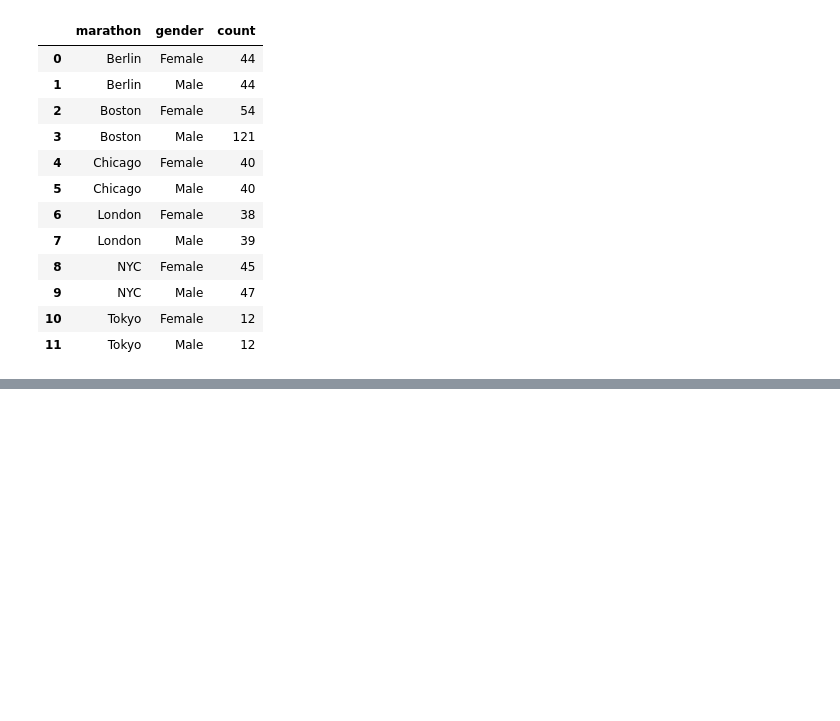
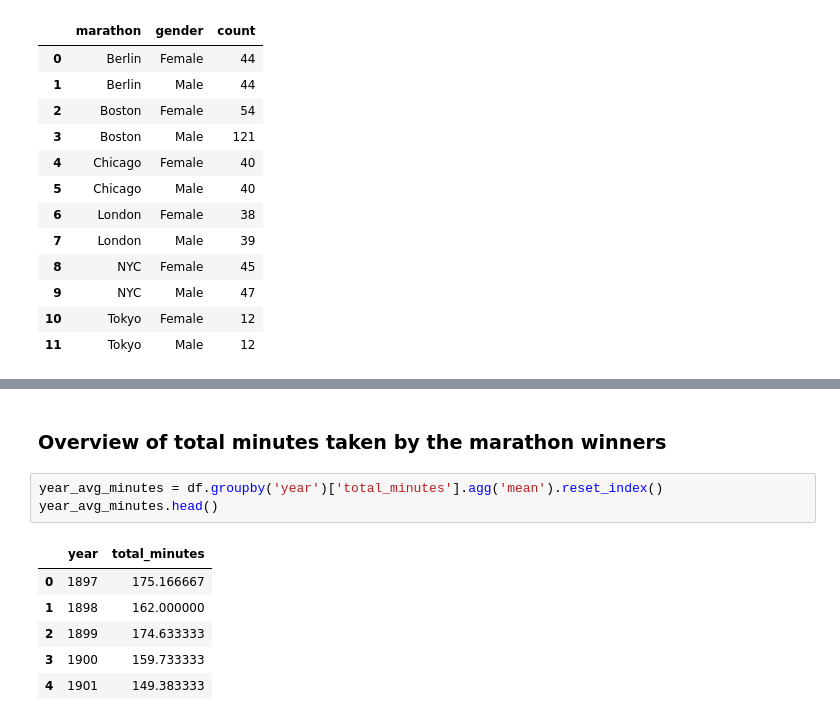
Before and after one commit to py404/WorldMarathonMajors, a Jupyter notebook: WorldMarathonMajors.ipynb, the cells around one changed output, grey strips where cells are left out. Cells and saved outputs as stored; diff of their text form; blank space fills up the shorter version.

```diff
--- a/WorldMarathonMajors.ipynb
+++ b/WorldMarathonMajors.ipynb
@@ -225,0 +253,12 @@ alt.Chart(
+# %% [markdown]
+### Overview of total minutes taken by the marathon winners
+# %%
+year_avg_minutes = df.groupby('year')['total_minutes'].agg('mean').reset_index()
+year_avg_minutes.head()
+# %% [output]
+|  | year | total_minutes |
+| 0 | 1897 | 175.166667 |
+| 1 | 1898 | 162.000000 |
+| 2 | 1899 | 174.633333 |
+| 3 | 1900 | 159.733333 |
+| 4 | 1901 | 149.383333 |
```
Also changed, not shown: parts of 5 cells of this notebook.
